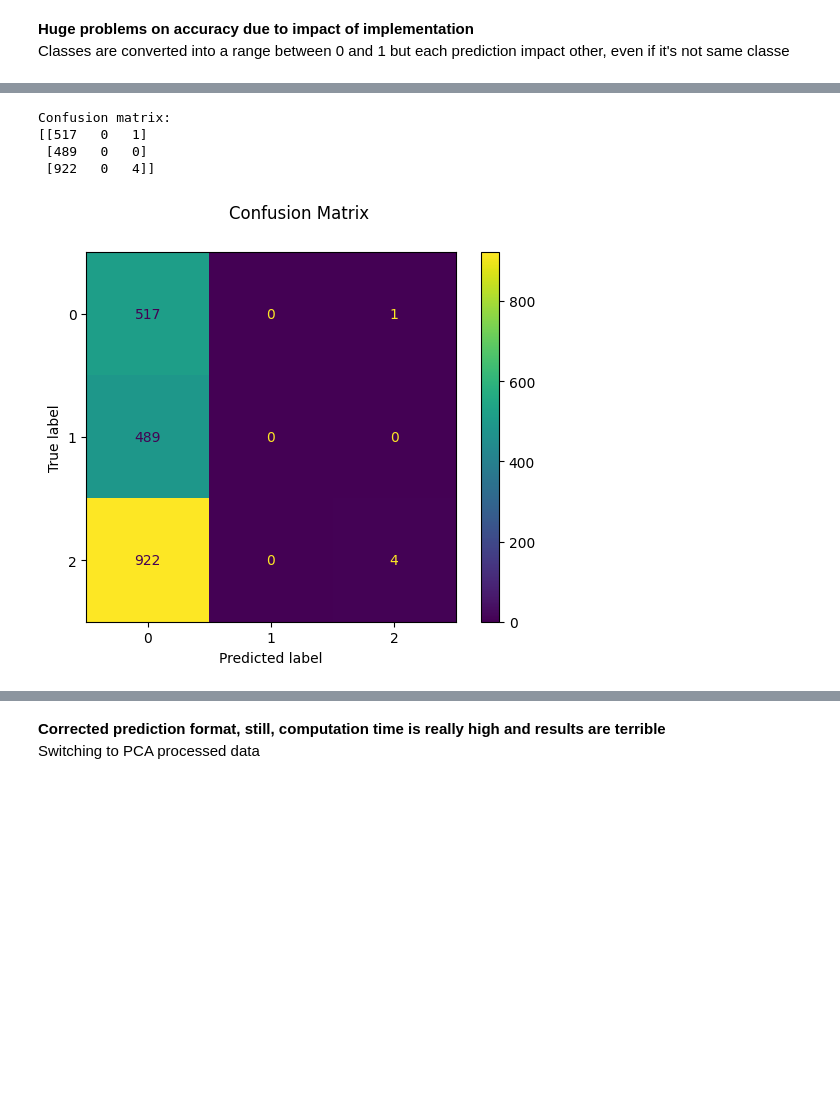
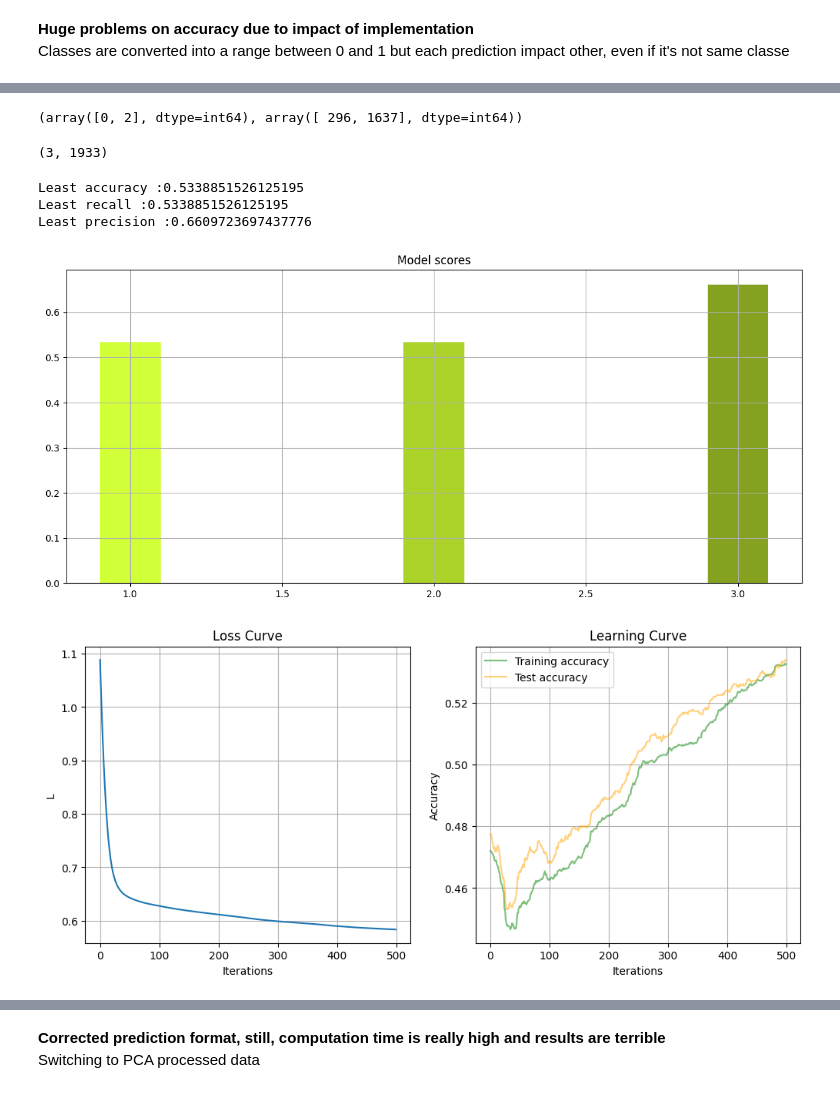
Before and after one commit to lucas066001/IllnessRecognition, a Jupyter notebook: app/dl/manualNetworkFinding.ipynb, the cells around one changed output, grey strips where cells are left out. Cells and saved outputs as stored; diff of their text form; code cells hidden in the pictures; blank space fills up the shorter version.

Commit message:
LCS : Saving working neural network

```diff
--- a/app/dl/manualNetworkFinding.ipynb
+++ b/app/dl/manualNetworkFinding.ipynb
@@ -194,5 +207,5 @@ array([1])
 Classes are converted into a range between 0 and 1 but each prediction impact other, even if it's not same classe
 # %%
 from local_lib.neural_network_sequential_batch import NeuralNetworkMultiLayerSequentialStrat
-mnn = NeuralNetworkMultiLayerSequentialStrat(X_train, y_train_reshaped, dimensions=(8,8,8), n_iter=1800, lr=0.05)
+mnn = NeuralNetworkMultiLayerSequentialStrat(X_train, y_train_reshaped, dimensions=(32,32,32), n_iter=500, lr=0.01)
 hist = mnn.fit(X_train, X_test, y_train_reshaped,y_test_reshaped)
@@ -238,15 +212,19 @@ plt.show()
-# %%
-from sklearn.metrics import ConfusionMatrixDisplay
-y_pred = mnn.predict(X_test)
-y_test_reshaped.shape
-
-disp = ConfusionMatrixDisplay.from_predictions(y_test[0,:], np.argmax(y_pred, axis=0))
-disp.figure_.suptitle("Confusion Matrix")
-print(f"Confusion matrix:\n{disp.confusion_matrix}")
-plt.show()
-# %% [output]
-Confusion matrix:
-[[517   0   1]
- [489   0   0]
- [922   0   4]]
-[figure, removed]
+# %%
+y_pred = mnn.predict(X_test)
+#Number of prediction per cat
+np.unique(np.argmax(y_pred, axis=0), return_counts=True)
+# %% [output]
+(array([0, 2], dtype=int64), array([ 296, 1637], dtype=int64))
+# %%
+y_test_reshaped.shape
+# %% [output]
+(3, 1933)
+# %%
+from local_lib.plotting import plotHist
+plotHist(hist, y_test_reshaped,y_pred, zoomx=(70,100), zoomy=(0.6,0.7))
+# %% [output]
+Least accuracy :0.5338851526125195
+Least recall :0.5338851526125195
+Least precision :0.6609723697437776
+[figure, added]
+[figure, added]
```
Also changed, not shown: parts of 38 cells of this notebook, 3 other files.
